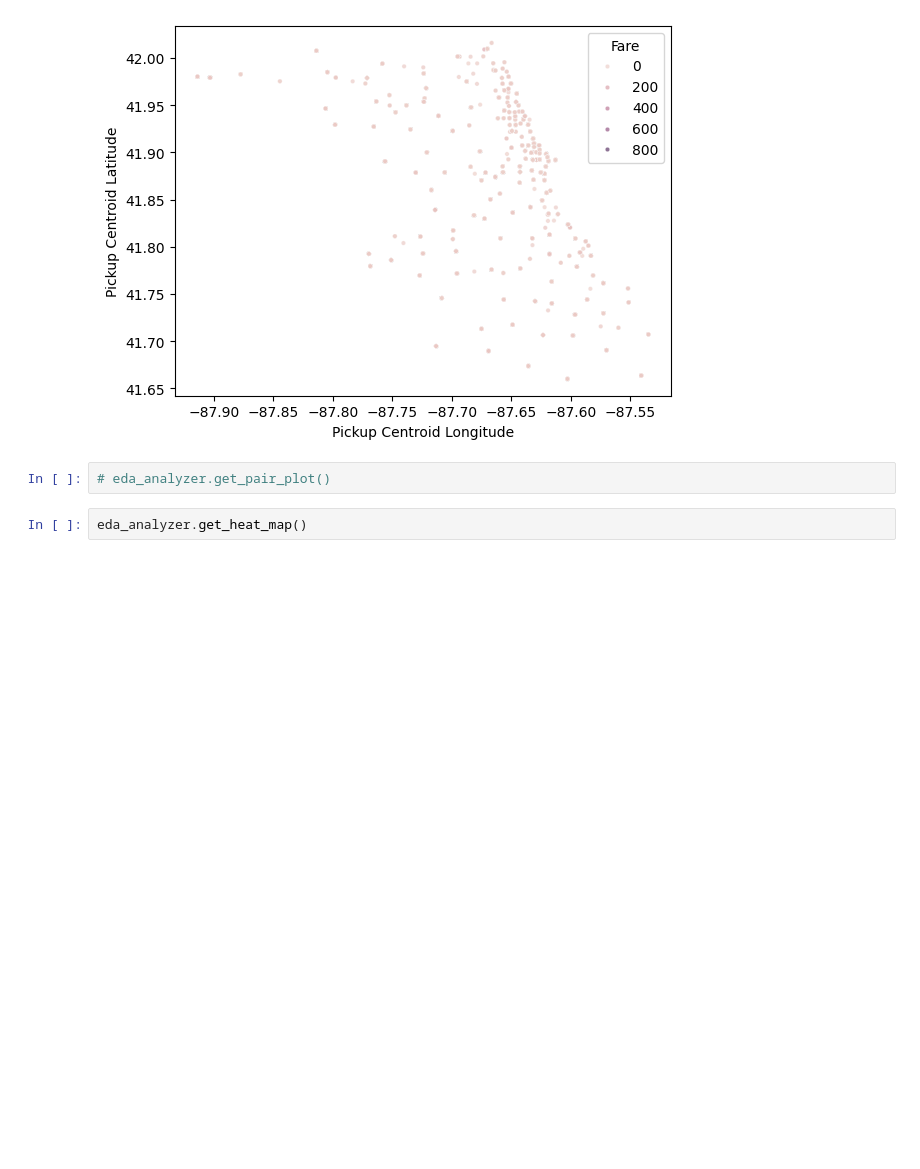
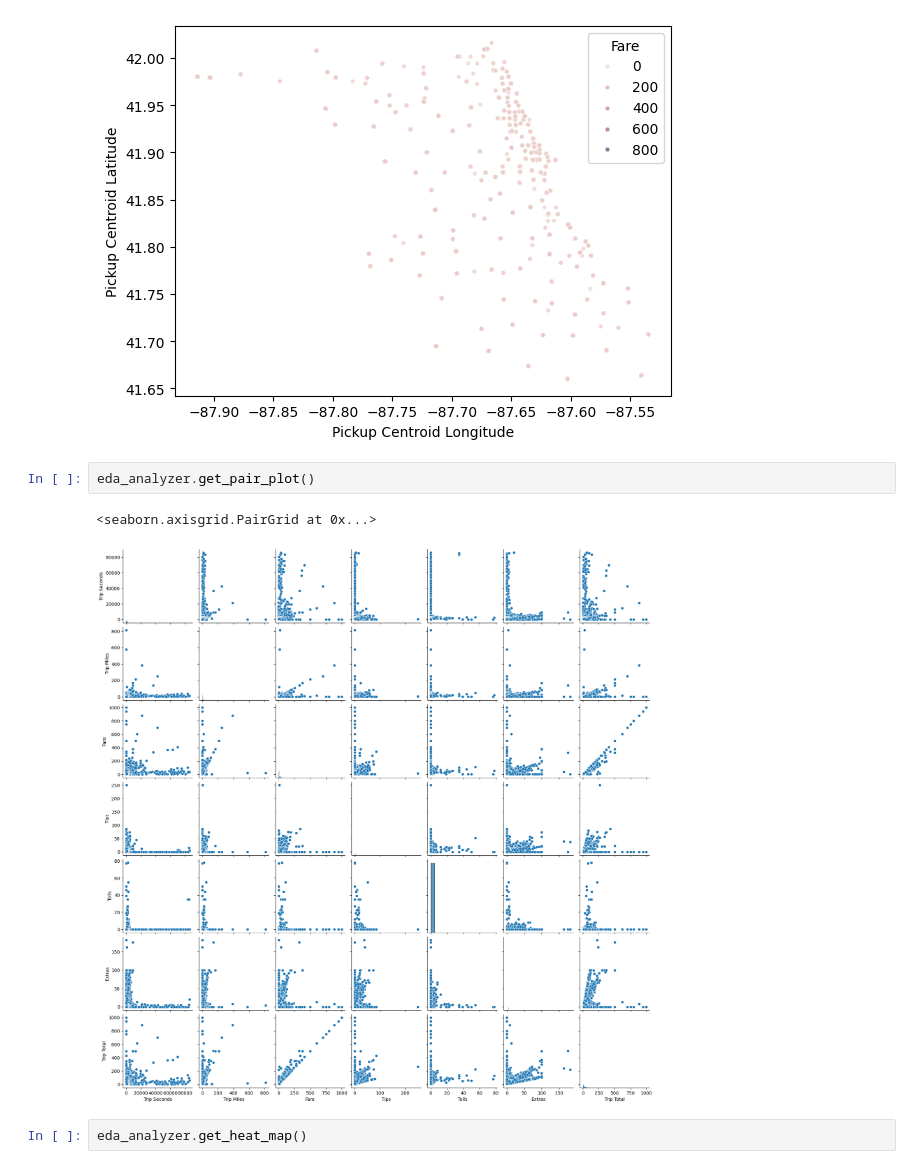
Before and after one commit to USFCA-CS663-Spring2024/kmeans-sureshselvadurai, a Jupyter notebook: Assignment 2 - Problem 3 Part1 - Clustering.ipynb, the cells around one changed output. Saved outputs shown, nothing was run; the diff lists cells and outputs as text; blank space fills up the shorter version.

```diff
--- a/Assignment 2 - Problem 3 Part1 - Clustering.ipynb
+++ b/Assignment 2 - Problem 3 Part1 - Clustering.ipynb
@@ -139,7 +139,10 @@ sns.scatterplot(data=df, x=df["Pickup Centroid Longitude"], y=df["Pickup Centroi
 <Axes: xlabel='Pickup Centroid Longitude', ylabel='Pickup Centroid Latitude'>
 [figure]
 # %%
-# eda_analyzer.get_pair_plot()
+eda_analyzer.get_pair_plot()
+# %% [output]
+<seaborn.axisgrid.PairGrid at 0x...>
+[figure, added]
 # %%
 eda_analyzer.get_heat_map()
 # %% [output]
```
Also changed, not shown: parts of 1 cell of this notebook.
